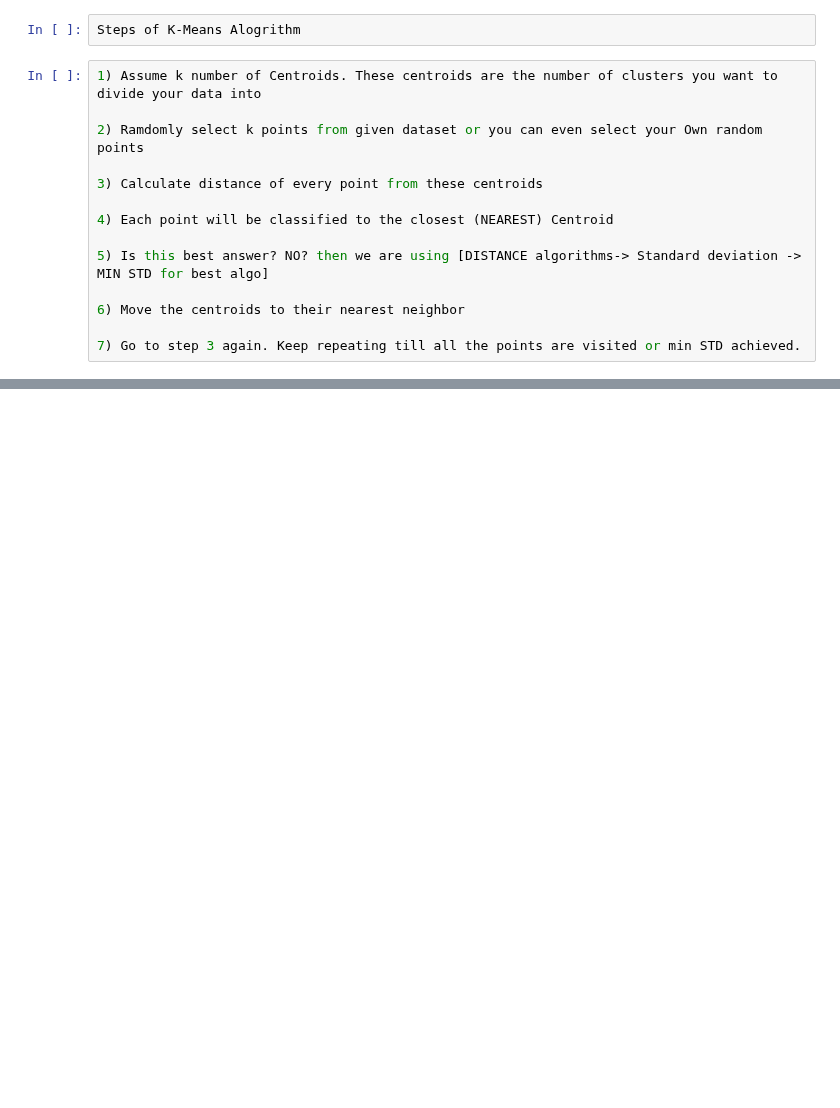
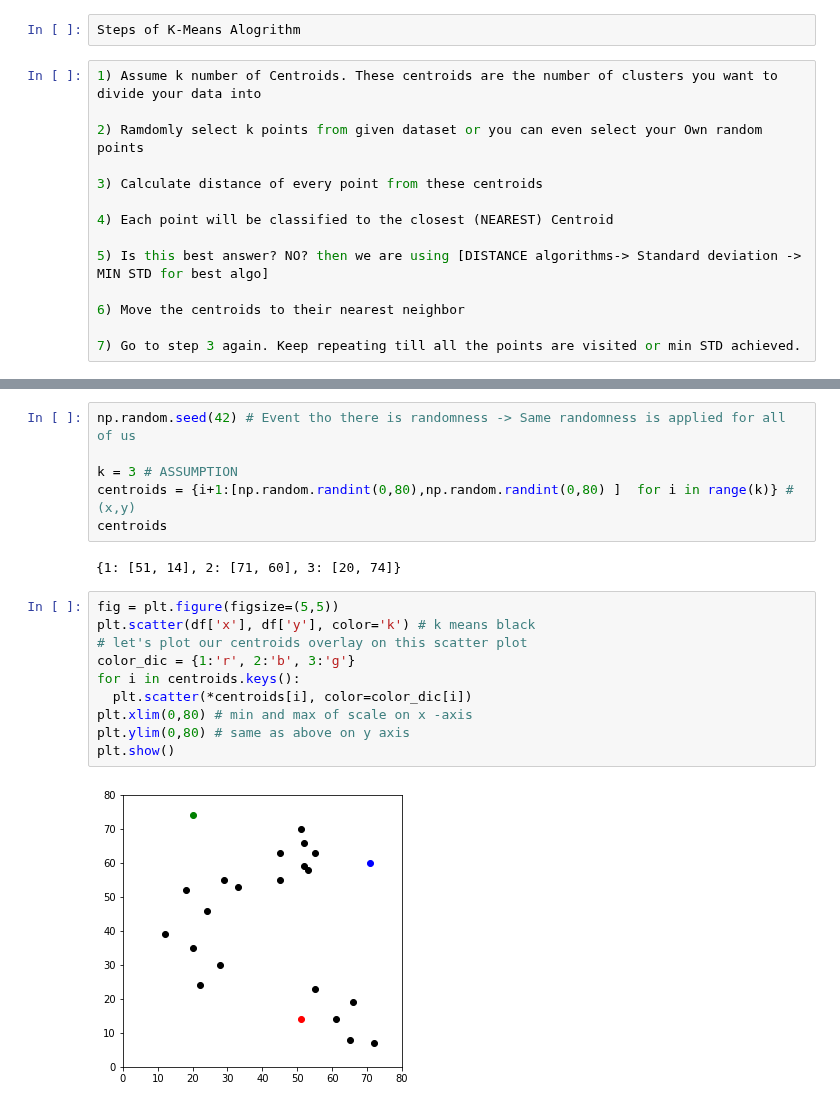
Before and after one commit to lellabhaskar/DataScience, a Jupyter notebook: 3p_K_Means.ipynb, the cells around one changed output, grey strips where cells are left out. Cells and saved outputs as stored; diff of their text form; blank space fills up the shorter version.

```diff
--- a/3p_K_Means.ipynb
+++ b/3p_K_Means.ipynb
@@ -30,0 +43,20 @@ Steps of K-Means Alogrithm
+# %%
+np.random.seed(42) # Event tho there is randomness -> Same randomness is applied for all of us
+
+k = 3 # ASSUMPTION
+centroids = {i+1:[np.random.randint(0,80),np.random.randint(0,80) ]  for i in range(k)} # (x,y)
+centroids
+# %% [output]
+{1: [51, 14], 2: [71, 60], 3: [20, 74]}
+# %%
+fig = plt.figure(figsize=(5,5))
+plt.scatter(df['x'], df['y'], color='k') # k means black
+# let's plot our centroids overlay on this scatter plot
+color_dic = {1:'r', 2:'b', 3:'g'}
+for i in centroids.keys():
+  plt.scatter(*centroids[i], color=color_dic[i])
+plt.xlim(0,80) # min and max of scale on x -axis
+plt.ylim(0,80) # same as above on y axis
+plt.show()
+# %% [output]
+[figure, added]
```
Also changed, not shown: parts of 18 cells of this notebook.
